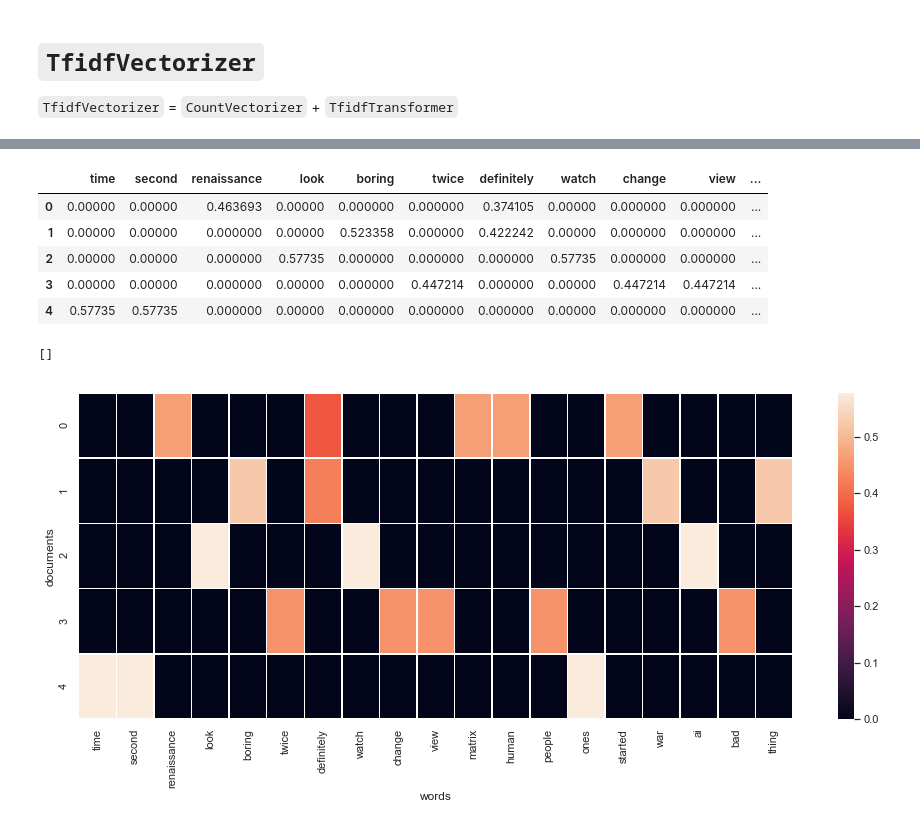
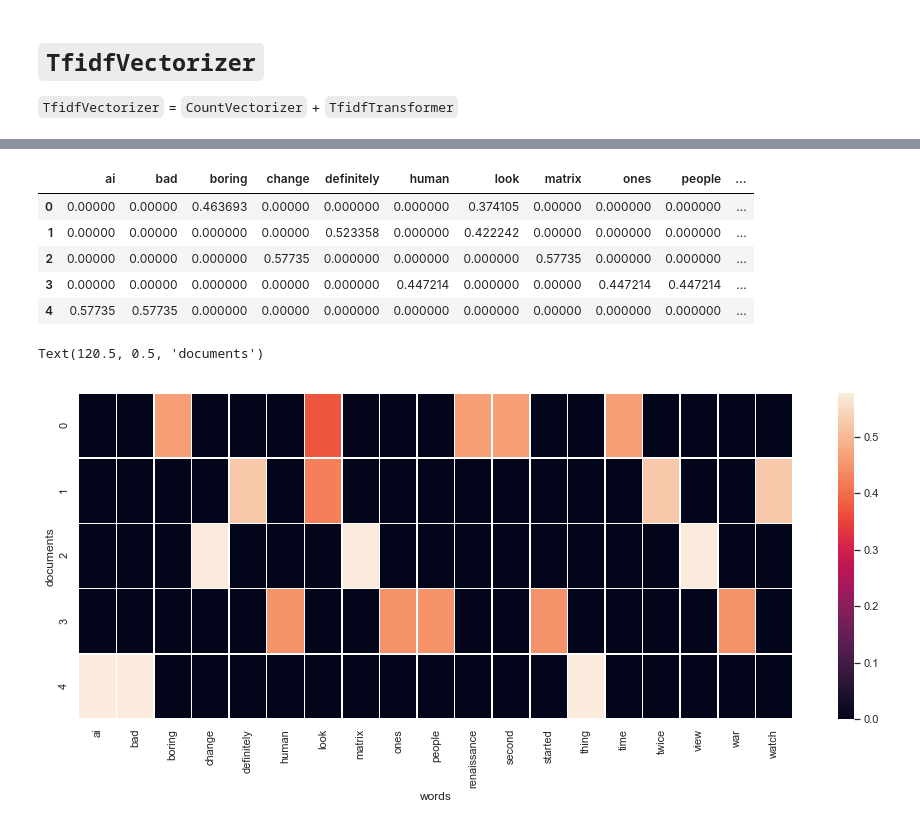
Before and after one commit to huli/dsnd, a Jupyter notebook: natural-language-processing/bow_tfidf.ipynb, the cells around one changed output, grey strips where cells are left out. Cells and saved outputs as stored; diff of their text form; code cells hidden in the pictures.

Commit message:
Fix error with wrong column/feature names

```diff
--- a/natural-language-processing/bow_tfidf.ipynb
+++ b/natural-language-processing/bow_tfidf.ipynb
@@ -180,10 +180,10 @@ array([[0.        , 0.        , 0.46369322, 0.        , 0.        ,
         0.        , 0.        , 0.        , 0.57735027, 0.        ,
         0.        , 0.        , 0.        , 0.        ]])
 # %%
-tfidf_matrix = pd.DataFrame(X.toarray(), columns=vectorizer.vocabulary_.keys())
+tfidf_matrix = pd.DataFrame(X.toarray(), columns=vectorizer.get_feature_names())
 tfidf_matrix
 # %% [output]
-|  | time | second | renaissance | look | boring | twice | definitely | watch | change | view | ... |
+|  | ai | bad | boring | change | definitely | human | look | matrix | ones | people | ... |
 | 0 | 0.00000 | 0.00000 | 0.463693 | 0.00000 | 0.000000 | 0.000000 | 0.374105 | 0.00000 | 0.000000 | 0.000000 | ... |
 | 1 | 0.00000 | 0.00000 | 0.000000 | 0.00000 | 0.523358 | 0.000000 | 0.422242 | 0.00000 | 0.000000 | 0.000000 | ... |
 | 2 | 0.00000 | 0.00000 | 0.000000 | 0.57735 | 0.000000 | 0.000000 | 0.000000 | 0.57735 | 0.000000 | 0.000000 | ... |
@@ -192,16 +192,15 @@ tfidf_matrix
 # %%
 import seaborn as sns
 sns.set()
 
 from matplotlib import rcParams
 
 # figure size in inches
 rcParams['figure.figsize'] = 16,6
 
 ax = sns.heatmap(tfidf_matrix, linewidths=.5)
 ax.set_xlabel('words')
 ax.set_ylabel('documents')
-ax.plot()
 # %% [output]
-[]
+Text(120.5, 0.5, 'documents')
-[figure, old version]
+[figure, new version]
```
